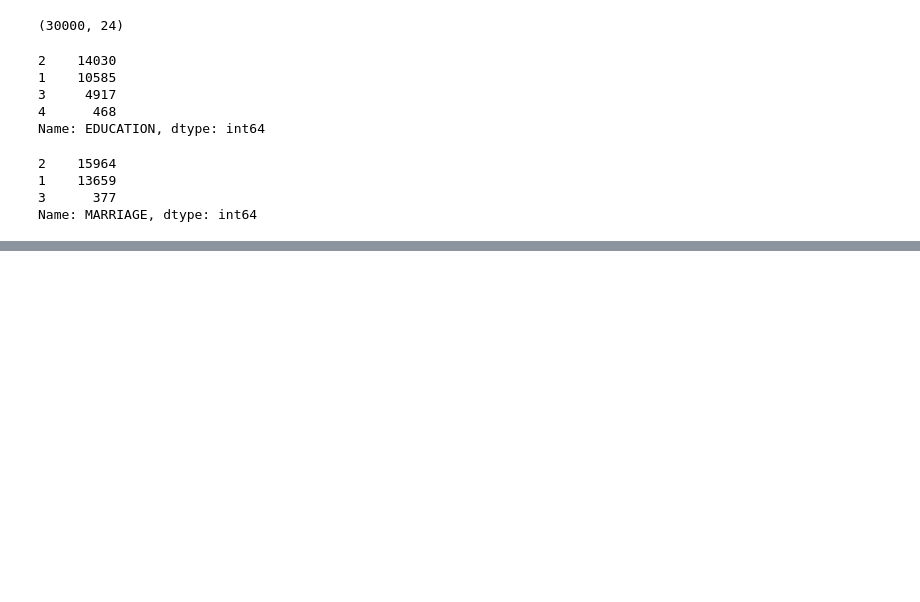
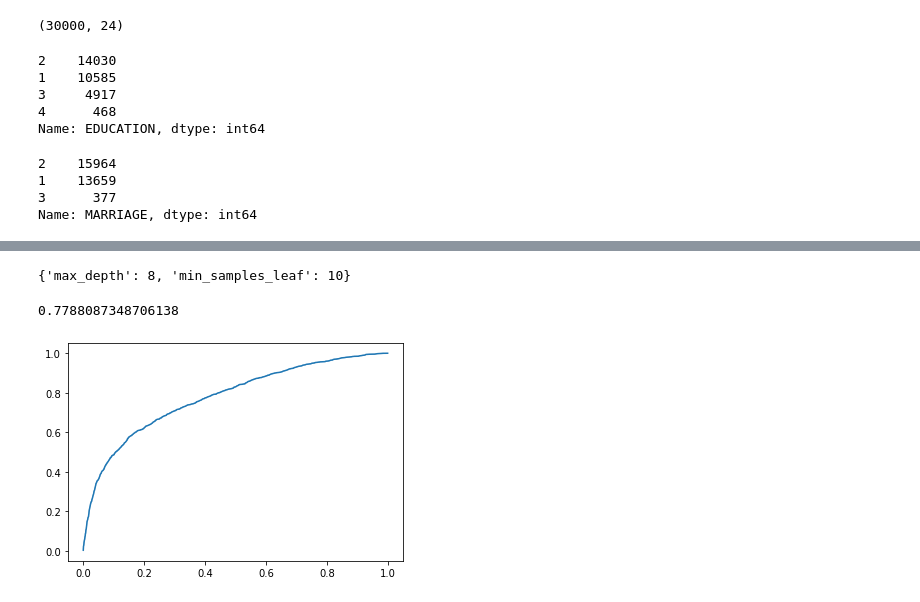
Before and after one commit to JoeSRead/Default-Detection, a Jupyter notebook: joe.ipynb, the cells around one changed output, grey strips where cells are left out. Saved outputs shown, nothing was run; the diff lists cells and outputs as text; code cells hidden in the pictures; blank space fills up the shorter version.

```diff
--- a/joe.ipynb
+++ b/joe.ipynb
@@ -73,4 +90,24 @@ X = df.drop('default', axis=1)
 y = df['default']
 # %%
 X_train, X_test, y_train, y_test = train_test_split(X, y)
+# %%
+model = RandomForestClassifier(n_estimators=100)
+# %%
+param_grid = {'max_depth':range(1,8+1),'min_samples_leaf':[5,10,15]}
+
+opt_model = GridSearchCV(model,param_grid,cv=10,scoring='roc_auc')
+opt_model.fit(X_train,y_train)
+best_model = opt_model.best_estimator_
+
+opt_model.best_params_
+# %% [output]
+{'max_depth': 8, 'min_samples_leaf': 10}
+# %%
+probas= best_model.predict_proba(X_test)
+fpr,tpr,thr = roc_curve(y_test,probas[:,1])
+sns.lineplot(fpr,tpr)
+auc(fpr,tpr)
+# %% [output]
+0.7788087348706138
+[figure, added]
 # %%
```
Also changed, not shown: parts of 13 cells of this notebook.
